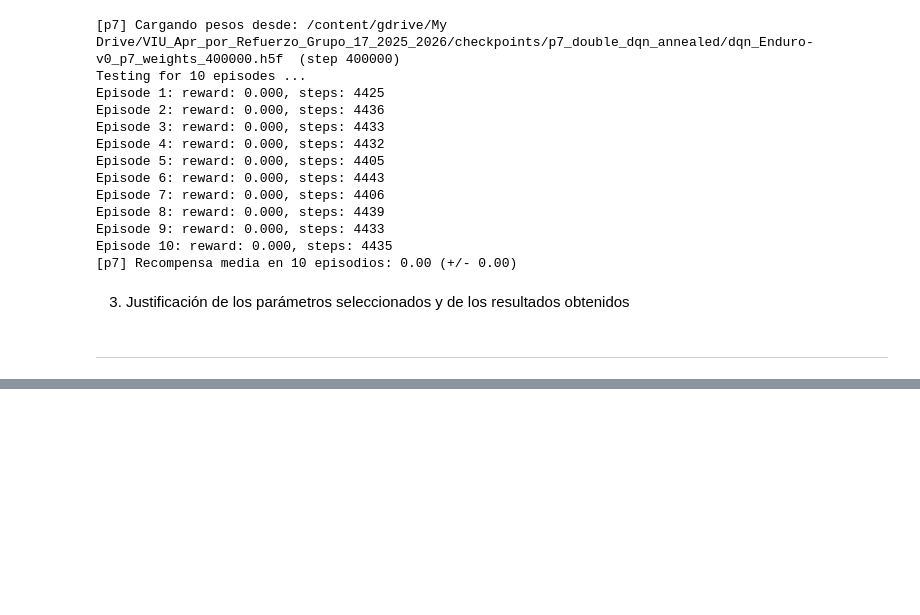
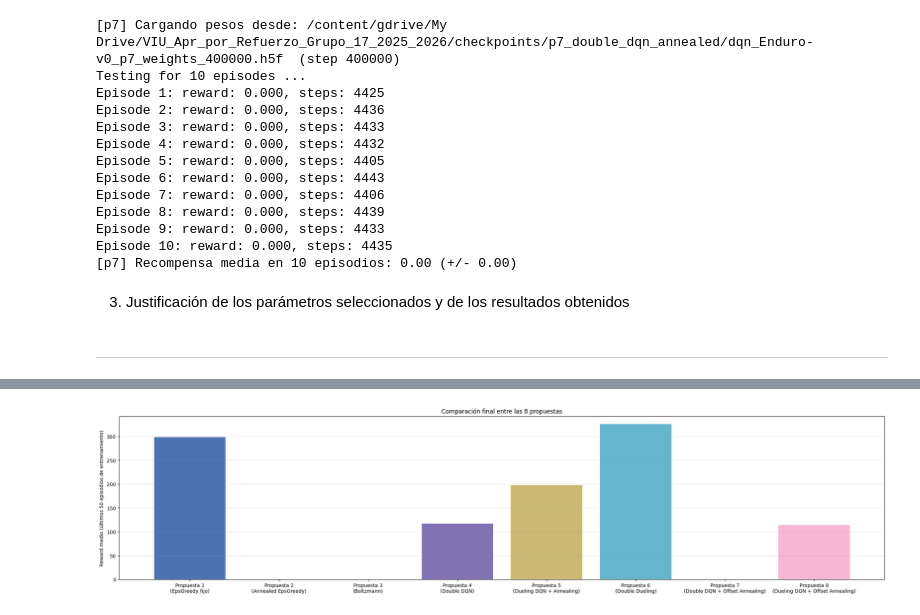
Before and after one commit to Williams-MP/VIU_Apr_por_Refuerzo_Grupo_17_2025_2026, a Jupyter notebook: Proyecto_práctico_Angel.ipynb, the cells around one changed output, grey strips where cells are left out. Saved outputs shown, nothing was run; the diff lists cells and outputs as text; code cells hidden in the pictures; blank space fills up the shorter version.

```diff
--- a/Proyecto_práctico_Angel.ipynb
+++ b/Proyecto_práctico_Angel.ipynb
@@ -696,0 +779,25 @@ Episode 10: reward: 0.000, steps: 4435
+# %%
+# Gráfica 4
+import numpy as np #para poder correr esta celda sin la celda de paquetes
+final_means = {
+    'Propuesta 1\n(EpsGreedy fijo)': np.mean(log_p1['episode_reward'][-50:]),
+    'Propuesta 2\n(Annealed EpsGreedy)': np.mean(log_p2['episode_reward'][-50:]),
+    'Propuesta 3\n(Boltzmann)': np.mean(log_p3['episode_reward'][-50:]),
+    'Propuesta 4\n(Double DQN)': np.mean(log_p4['episode_reward'][-50:]),
+    'Propuesta 5\n(Dueling DQN + Annealing)': np.mean(log_p5['episode_reward'][-50:]),
+    'Propuesta 6\n(Double Dueling)': np.mean(log_p6['episode_reward'][-50:]),
+    'Propuesta 7\n(Double DQN + Offset Annealing)': np.mean(log_p7['episode_reward'][-50:]),
+    'Propuesta 8\n(Dueling DQN + Offset Annealing)': np.mean(log_p8['episode_reward'][-50:]),
+}
+
+
+plt.figure(figsize=(28, 6))
+plt.bar(final_means.keys(), final_means.values(),
+        color=['#4C72B0', '#55A868', '#C44E52', '#8172B3', '#CCB974', '#64B5CD', '#E377C2', '#F7B6D2'])
+plt.ylabel('Reward medio (últimos 50 episodios de entrenamiento)')
+plt.title('Comparación final entre las 8 propuestas')
+plt.grid(alpha=0.3, axis='y')
+plt.savefig('comparacion_final.pdf')
+plt.show()
+# %% [output]
+[figure, added]
```
Also changed, not shown: parts of 5 cells of this notebook, 5 other files.
